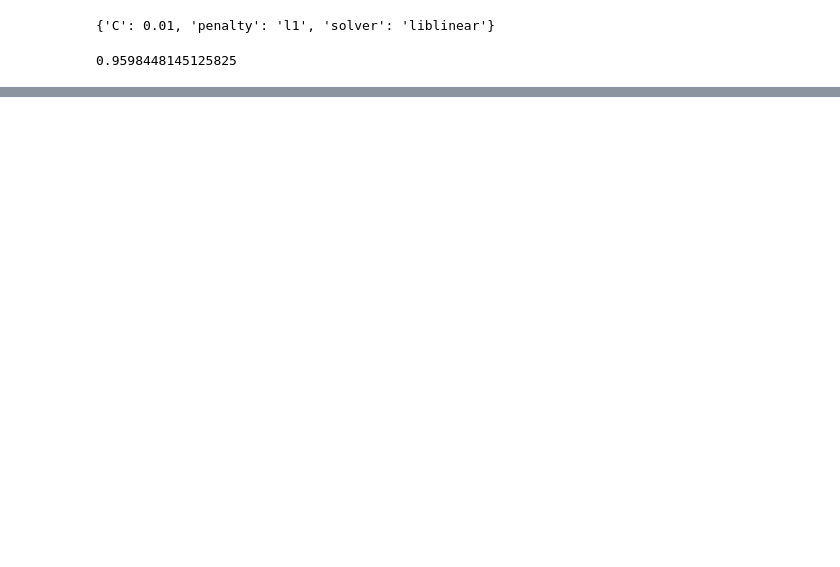
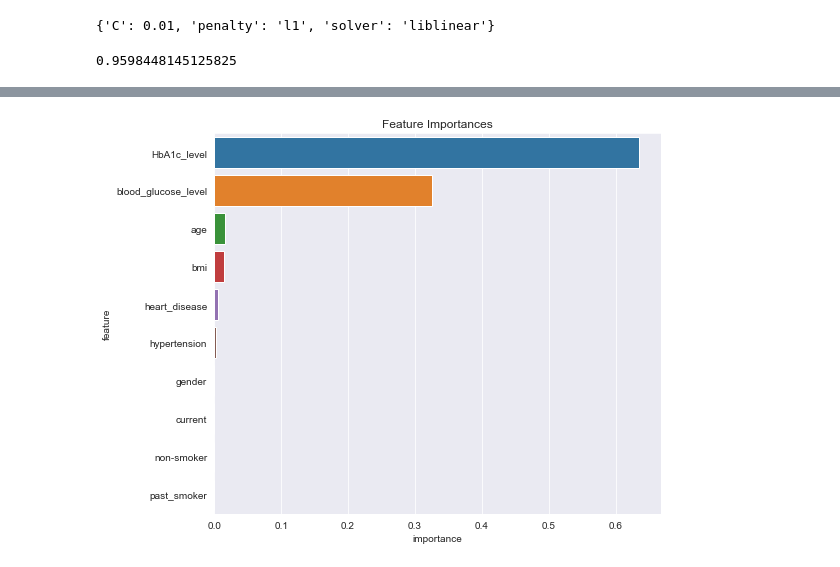
Before and after one commit to MosesMusyoki/Diabetes_Analysis_phase3, a Jupyter notebook: index.ipynb, the cells around one changed output, grey strips where cells are left out. Saved outputs shown, nothing was run; the diff lists cells and outputs as text; code cells hidden in the pictures; blank space fills up the shorter version.

```diff
--- a/index.ipynb
+++ b/index.ipynb
@@ -741,0 +917,3 @@ Evaluation of model after tuning parameters
+# %%
+train_columns = ['gender',	'age',	'hypertension',	'heart_disease', 'bmi',	'HbA1c_level',	'blood_glucose_level', 'current', 'non-smoker',	'past_smoker']
+train_columns
@@ -741,0 +931,6 @@ Evaluation of model after tuning parameters
+# %%
+importance_df = pd.DataFrame({
+    'feature': train_columns,
+    'importance': dt.feature_importances_
+}).sort_values('importance', ascending=False)
+importance_df
@@ -741,0 +949,7 @@ Evaluation of model after tuning parameters
+# %%
+# Plot the feature importances
+fig, ax = plt.subplots(figsize=(8, 7))
+sns.barplot(x='importance', y='feature', data=importance_df)
+plt.title('Feature Importances');
+# %% [output]
+[figure, added]
```
Also changed, not shown: parts of 35 cells of this notebook.
